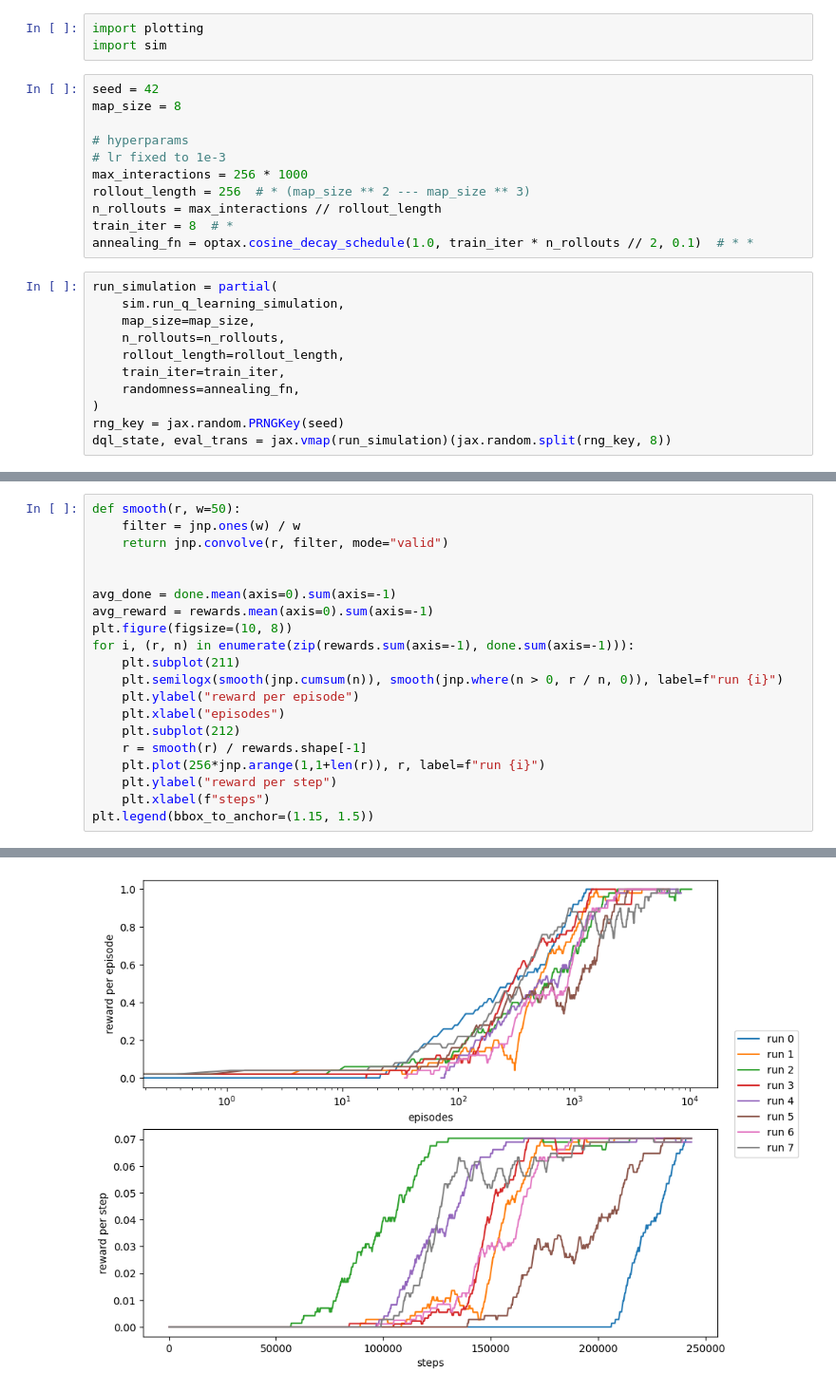
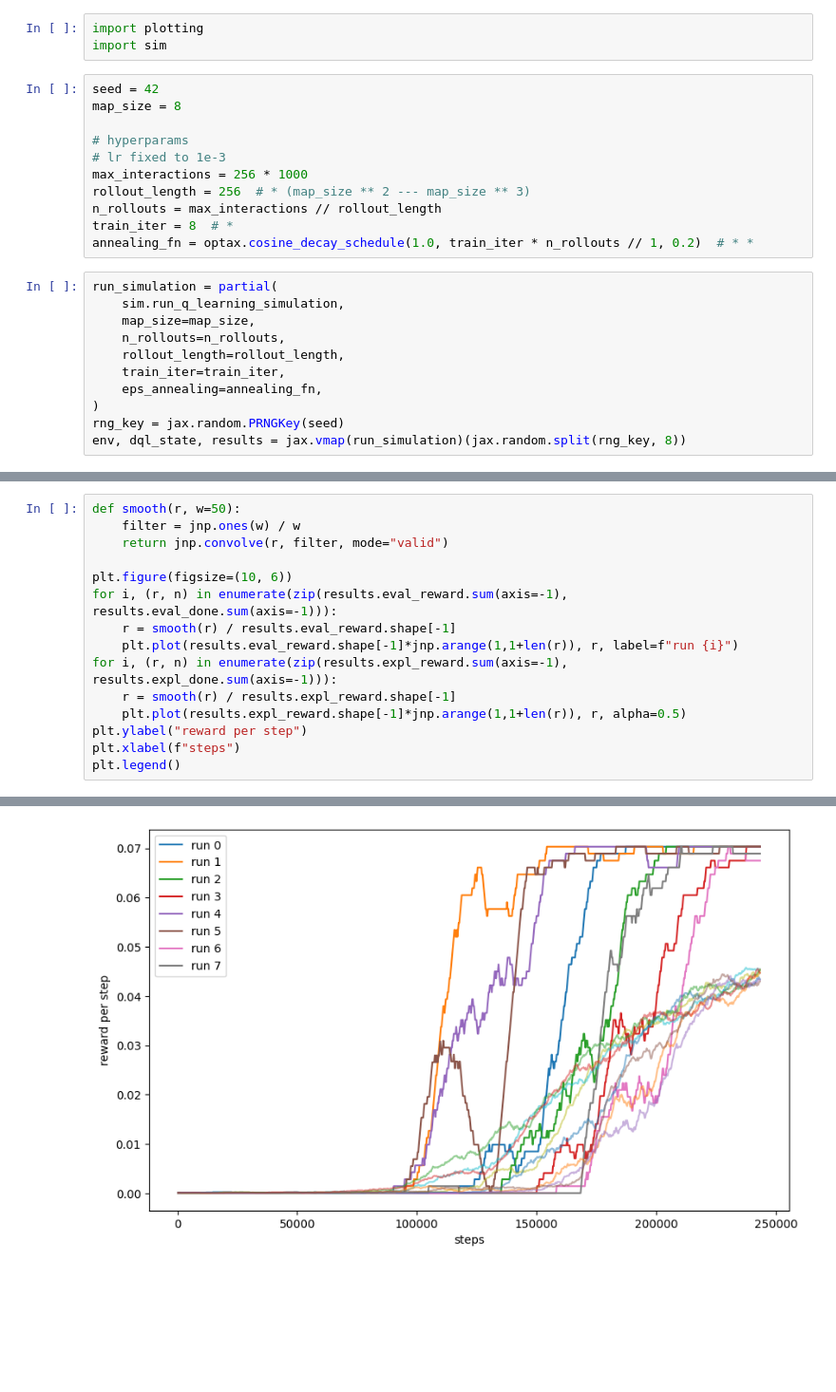
Before and after one commit to davidesartor/MANGO-lite, a Jupyter notebook: jax/test qlearning.ipynb, the cells around one changed output, grey strips where cells are left out. Shown: that part at 95% size. Cells and saved outputs as stored; diff of their text form; blank space fills up the shorter version.

Commit message:
mango rollout

```diff
--- a/jax/test qlearning.ipynb
+++ b/jax/test qlearning.ipynb
@@ -23,7 +23,7 @@ max_interactions = 256 * 1000
 rollout_length = 256  # * (map_size ** 2 --- map_size ** 3)
 n_rollouts = max_interactions // rollout_length
 train_iter = 8  # *
-annealing_fn = optax.cosine_decay_schedule(1.0, train_iter * n_rollouts // 2, 0.1)  # * *
+annealing_fn = optax.cosine_decay_schedule(1.0, train_iter * n_rollouts // 1, 0.2)  # * *
 # %%
 run_simulation = partial(
     sim.run_q_learning_simulation,
@@ -31,7 +31,7 @@ run_simulation = partial(
     n_rollouts=n_rollouts,
     rollout_length=rollout_length,
     train_iter=train_iter,
-    randomness=annealing_fn,
+    eps_annealing=annealing_fn,
 )
 rng_key = jax.random.PRNGKey(seed)
-dql_state, eval_trans = jax.vmap(run_simulation)(jax.random.split(rng_key, 8))
+env, dql_state, results = jax.vmap(run_simulation)(jax.random.split(rng_key, 8))
@@ -40,25 +38,20 @@ rewards, done = eval_trans
 # %%
 def smooth(r, w=50):
     filter = jnp.ones(w) / w
     return jnp.convolve(r, filter, mode="valid")
 
-
-avg_done = done.mean(axis=0).sum(axis=-1)
-avg_reward = rewards.mean(axis=0).sum(axis=-1)
-plt.figure(figsize=(10, 8))
-for i, (r, n) in enumerate(zip(rewards.sum(axis=-1), done.sum(axis=-1))):
-    plt.subplot(211)
-    plt.semilogx(smooth(jnp.cumsum(n)), smooth(jnp.where(n > 0, r / n, 0)), label=f"run {i}")
-    plt.ylabel("reward per episode")
-    plt.xlabel("episodes")
-    plt.subplot(212)
-    r = smooth(r) / rewards.shape[-1]
-    plt.plot(256*jnp.arange(1,1+len(r)), r, label=f"run {i}")
-    plt.ylabel("reward per step")
-    plt.xlabel(f"steps")
-plt.legend(bbox_to_anchor=(1.15, 1.5))
+plt.figure(figsize=(10, 6))
+for i, (r, n) in enumerate(zip(results.eval_reward.sum(axis=-1), results.eval_done.sum(axis=-1))):
+    r = smooth(r) / results.eval_reward.shape[-1]
+    plt.plot(results.eval_reward.shape[-1]*jnp.arange(1,1+len(r)), r, label=f"run {i}")
+for i, (r, n) in enumerate(zip(results.expl_reward.sum(axis=-1), results.expl_done.sum(axis=-1))):
+    r = smooth(r) / results.expl_reward.shape[-1]
+    plt.plot(results.expl_reward.shape[-1]*jnp.arange(1,1+len(r)), r, alpha=0.5)
+plt.ylabel("reward per step")
+plt.xlabel(f"steps")
+plt.legend()
 # %% [output]
 <matplotlib.legend.Legend at 0x...>
-[figure, old version]
+[figure, new version]
 # %%
 import qlearning
```
Also changed, not shown: parts of 2 cells of this notebook, 6 other files.
